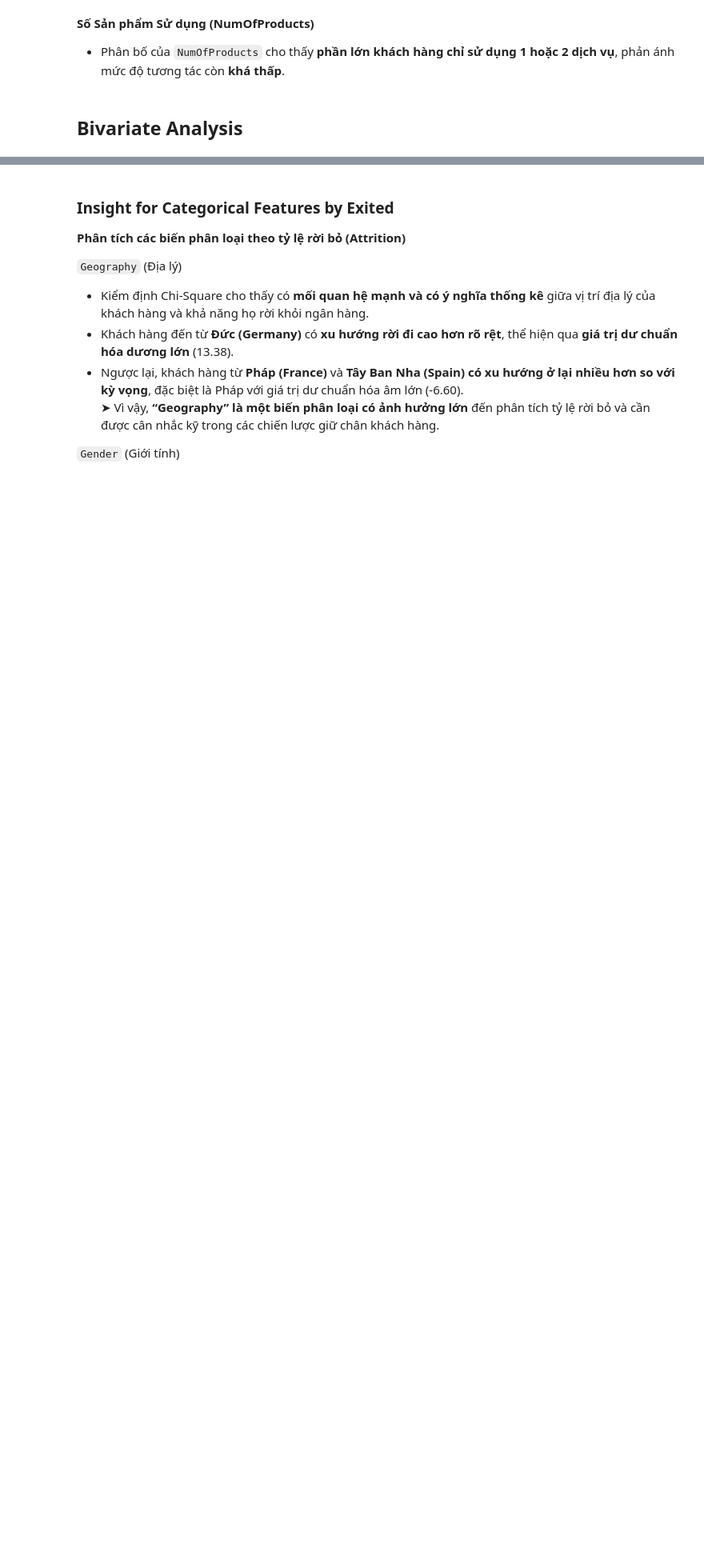
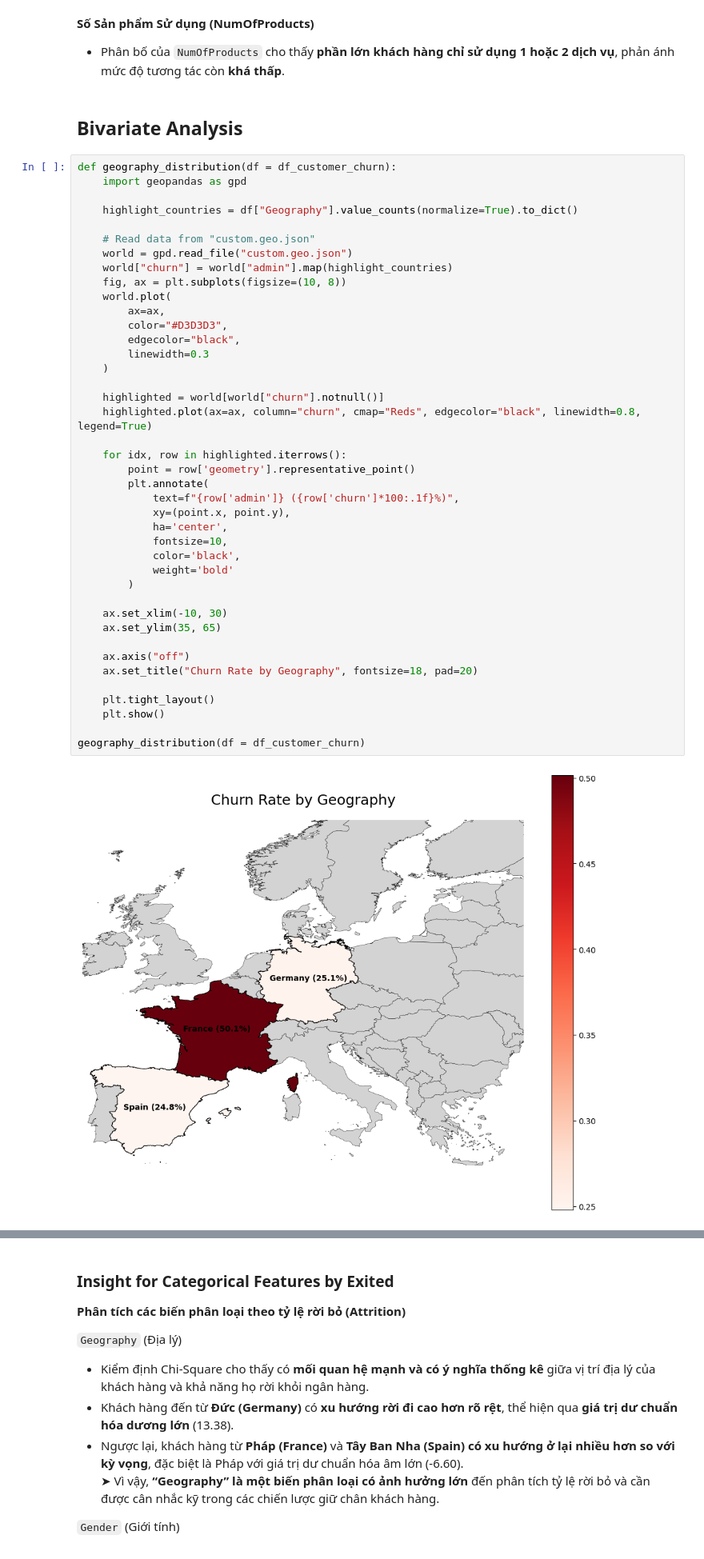
Before and after one commit to daominhthuan42/mindx-data-analytics-bootcamp, a Jupyter notebook: 01_MODULE_2/FINAL_PROJECT/Customer_churn.ipynb, the cells around one changed output, grey strips where cells are left out. Shown at 80% size. Drawn from its saved outputs; the diff is of its cells as text; blank space fills up the shorter version.

```diff
--- a/01_MODULE_2/FINAL_PROJECT/Customer_churn.ipynb
+++ b/01_MODULE_2/FINAL_PROJECT/Customer_churn.ipynb
@@ -1551,6 +1558,49 @@ plot_categorical_distribution(feature="NumOfProducts")
 * Phân bố của `NumOfProducts` cho thấy **phần lớn khách hàng chỉ sử dụng 1 hoặc 2 dịch vụ**, phản ánh mức độ tương tác còn **khá thấp**.
 # %% [markdown]
 ## Bivariate Analysis
+# %%
+def geography_distribution(df = df_customer_churn):
+    import geopandas as gpd
+
+    highlight_countries = df["Geography"].value_counts(normalize=True).to_dict()
+
+    # Read data from "custom.geo.json"
+    world = gpd.read_file("custom.geo.json")
+    world["churn"] = world["admin"].map(highlight_countries)
+    fig, ax = plt.subplots(figsize=(10, 8))
+    world.plot(
+        ax=ax,
+        color="#D3D3D3",
+        edgecolor="black",
+        linewidth=0.3
+    )
+
+    highlighted = world[world["churn"].notnull()]
+    highlighted.plot(ax=ax, column="churn", cmap="Reds", edgecolor="black", linewidth=0.8, legend=True)
+
+    for idx, row in highlighted.iterrows():
+        point = row['geometry'].representative_point()
+        plt.annotate(
+            text=f"{row['admin']} ({row['churn']*100:.1f}%)",
+            xy=(point.x, point.y),
+            ha='center',
+            fontsize=10,
+            color='black',
+            weight='bold'
+        )
+
+    ax.set_xlim(-10, 30)
+    ax.set_ylim(35, 65)
+
+    ax.axis("off")
+    ax.set_title("Churn Rate by Geography", fontsize=18, pad=20)
+
+    plt.tight_layout()
+    plt.show()
+
+geography_distribution(df = df_customer_churn)
+# %% [output]
+[figure, added]
 # %%
 from IPython.core.display import HTML
 # defining function for plotting
```
Also changed, not shown: parts of 6 cells of this notebook, 3 other files.
